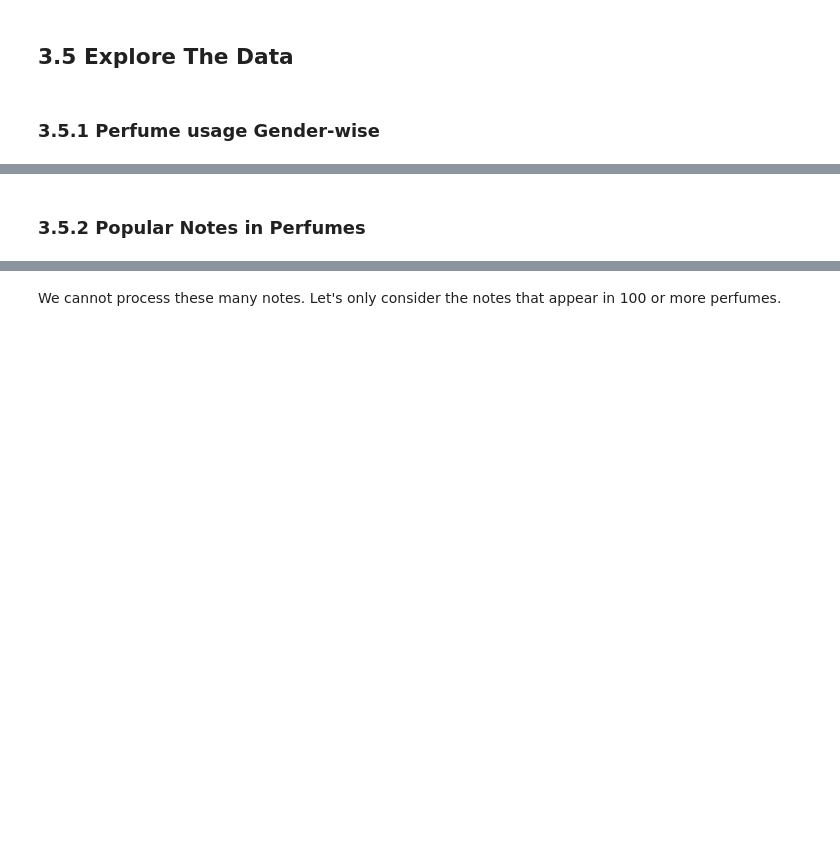
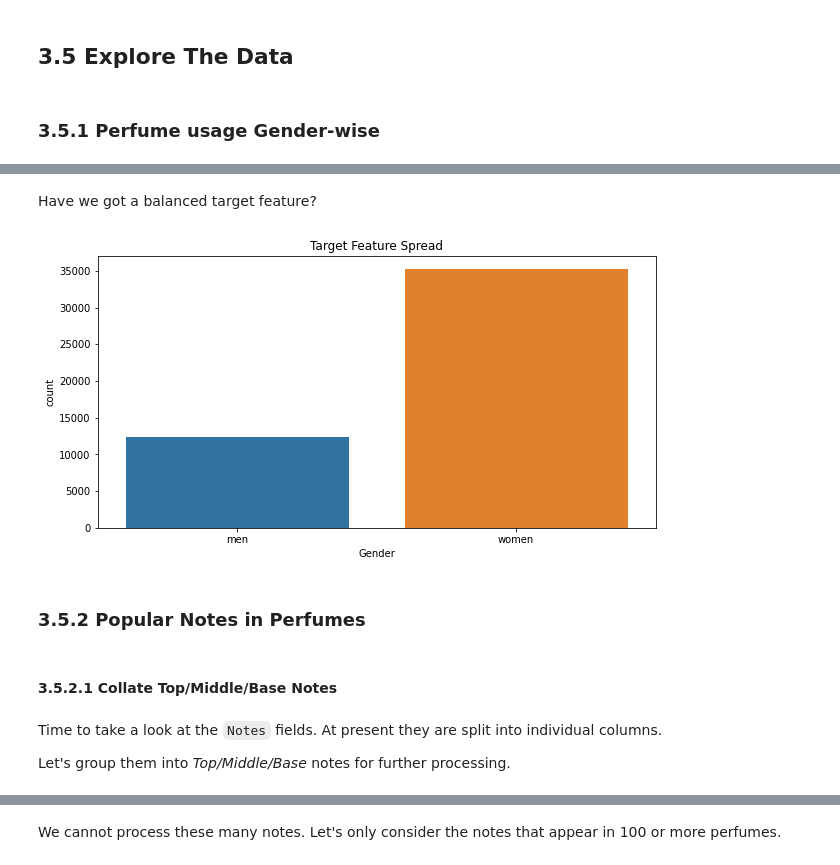
Before and after one commit to rporuthur/Springboard, a Jupyter notebook: SecondCapstone/notebook/3_EDA.ipynb, the cells around one changed output, grey strips where cells are left out. Saved outputs shown, nothing was run; the diff lists cells and outputs as text; code cells hidden in the pictures; blank space fills up the shorter version.

```diff
--- a/SecondCapstone/notebook/3_EDA.ipynb
+++ b/SecondCapstone/notebook/3_EDA.ipynb
@@ -141,3 +173,15 @@ men       3917
 Name: label, dtype: int64
+# %% [markdown]
+Have we got a balanced target feature?
+# %%
+plt.figure(figsize=(10,5))
+sns.countplot(x=df.label)
+plt.title('Target Feature Spread')
+plt.xlabel('Gender')
+plt.show();
+# %% [output]
+[figure, added]
 # %% [markdown]
 ### 3.5.2 Popular Notes in Perfumes<a id='3.5.2_Perfume_Notes'></a>
+# %% [markdown]
+#### 3.5.2.1 Collate Top/Middle/Base Notes <a id='3.5.2.1_Coallate_Notes'></a>
@@ -143,0 +194,4 @@ Name: label, dtype: int64
+# %% [markdown]
+Time to take a look at the `Notes` fields. At present they are split into individual columns.
+
+Let's group them into _Top/Middle/Base_ notes for further processing.
```
Also changed, not shown: parts of 88 cells of this notebook.
